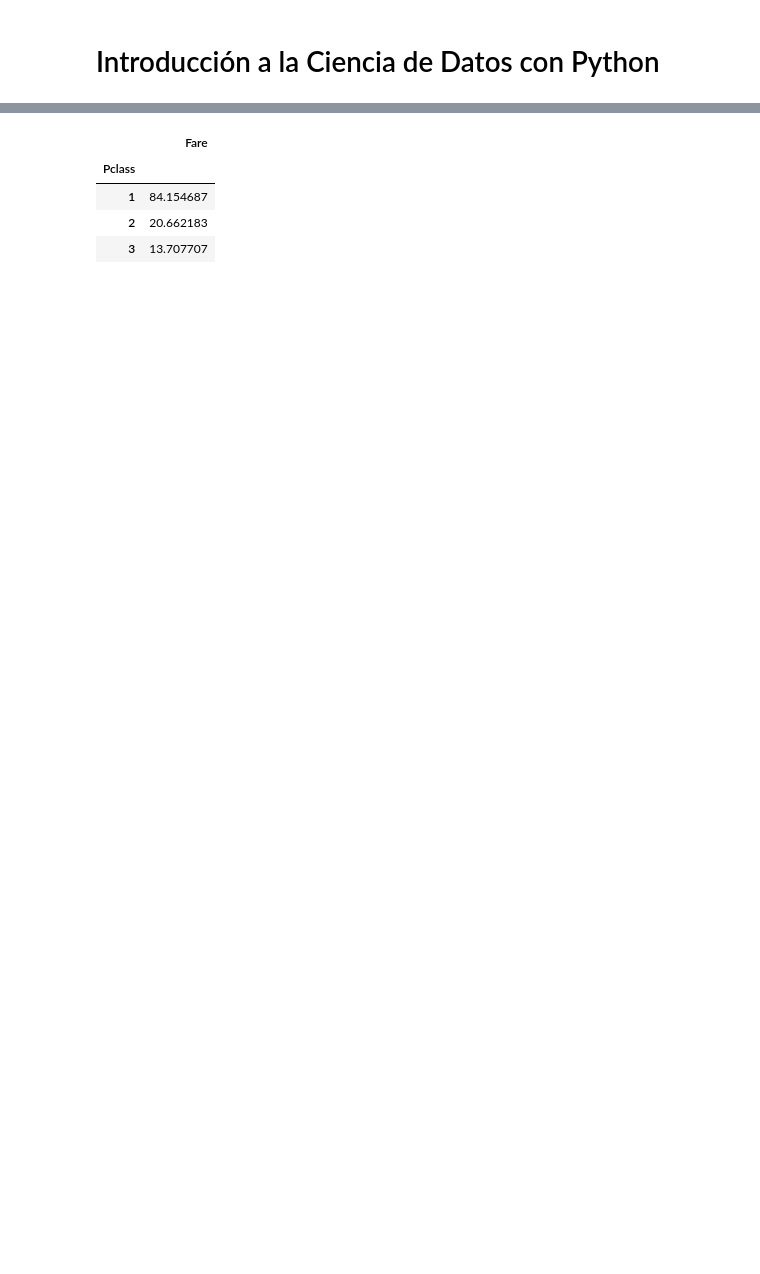
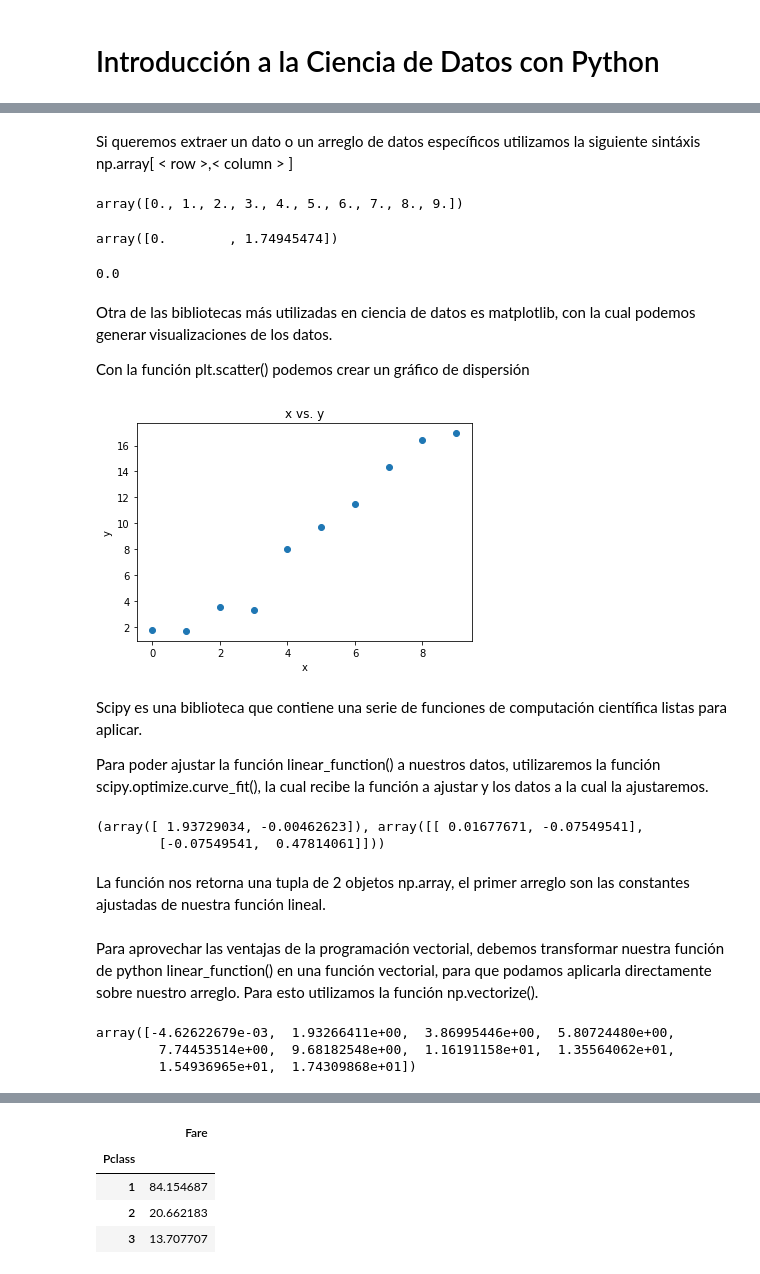
Before and after one commit to fvillena/mlfa, a Jupyter notebook: 1-introduction.ipynb, the cells around one changed output, grey strips where cells are left out. Saved outputs shown, nothing was run; the diff lists cells and outputs as text; code cells hidden in the pictures; blank space fills up the shorter version.

```diff
--- a/1-introduction.ipynb
+++ b/1-introduction.ipynb
@@ -66,0 +58,3 @@ plt.show()
+# %%
+data = np.stack((x,y), axis=1) # Concatenamos los arreglos x e y por el eje 1 para generar el arreglo bidimensional data.
+data
@@ -66,0 +72,26 @@ plt.show()
+# %% [markdown]
+Si queremos extraer un dato o un arreglo de datos específicos utilizamos la siguiente sintáxis np.array[ < row >,< column > ]
+# %%
+data[:,0] # Extraemos todas las filas, pero sólo la columna 0
+# %% [output]
+array([0., 1., 2., 3., 4., 5., 6., 7., 8., 9.])
+# %%
+data[0,:] # Extraemos todas las columnas, pero sólo la fila 0
+# %% [output]
+array([0.        , 1.74945474])
+# %%
+data[0,0] # Extraemos el dato de la columna 0 y fila 0
+# %% [output]
+0.0
+# %% [markdown]
+Otra de las bibliotecas más utilizadas en ciencia de datos es matplotlib, con la cual podemos generar visualizaciones de los datos.
+
+Con la función plt.scatter() podemos crear un gráfico de dispersión
+# %%
+plt.scatter(data[:,0],data[:,1]) # Graficaremos la columna 0 sobre la columna 1 en un gráfico de dispersión
+plt.title("x vs. y") # Título del gráfico
+plt.xlabel("x") # Etiqueta del eje x
+plt.ylabel("y") # Etiqueta del eje y
+plt.show() # Imprimimos el gráfico
+# %% [output]
+[figure, added]
@@ -66,0 +107,14 @@ plt.show()
+# %% [markdown]
+Scipy es una biblioteca que contiene una serie de funciones de computación científica listas para aplicar.
+
+Para poder ajustar la función linear_function() a nuestros datos, utilizaremos la función scipy.optimize.curve_fit(), la cual recibe la función a ajustar y los datos a la cual la ajustaremos.
+# %%
+model = scipy.optimize.curve_fit(linear_function, # Función a ajustar
+                                 data[:,0],data[:,1] # Datos a los cuales ajustaremos la curva
+                                )
+model
+# %% [output]
+(array([ 1.93729034, -0.00462623]), array([[ 0.01677671, -0.07549541],
+        [-0.07549541,  0.47814061]]))
+# %% [markdown]
+La función nos retorna una tupla de 2 objetos np.array, el primer arreglo son las constantes ajustadas de nuestra función lineal.
@@ -66,0 +124,2 @@ plt.show()
+# %% [markdown]
+Para aprovechar las ventajas de la programación vectorial, debemos transformar nuestra función de python linear_function() en una función vectorial, para que podamos aplicarla directamente sobre nuestro arreglo. Para esto utilizamos la función np.vectorize().
@@ -66,0 +128,7 @@ plt.show()
+# %%
+y_hat = linear_function_vectorized(x,m,c) # Aplicamos nuestra función vectorizada sobre el arreglo x, junto a nuestras constantes m y c
+y_hat
+# %% [output]
+array([-4.62622679e-03,  1.93266411e+00,  3.86995446e+00,  5.80724480e+00,
+        7.74453514e+00,  9.68182548e+00,  1.16191158e+01,  1.35564062e+01,
+        1.54936965e+01,  1.74309868e+01])
```
Also changed, not shown: parts of 65 cells of this notebook.
